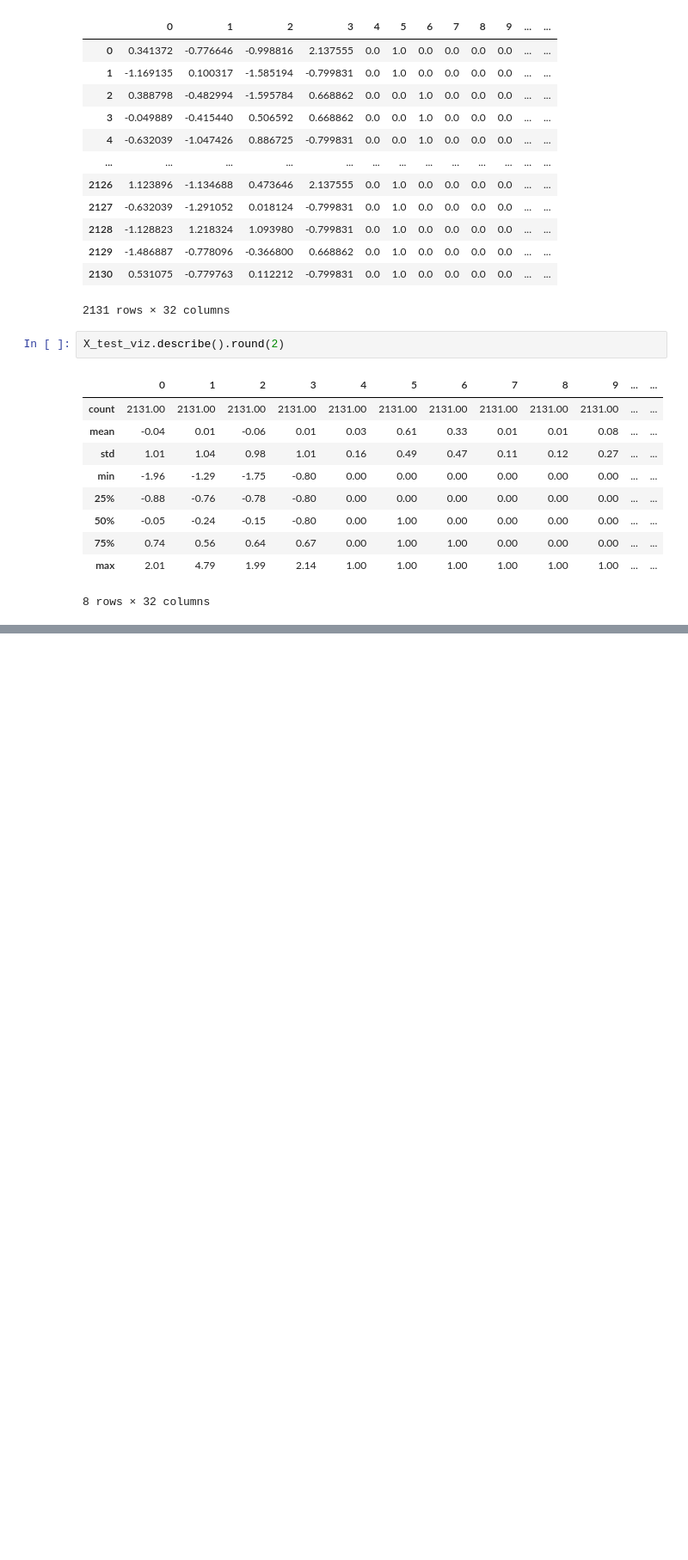
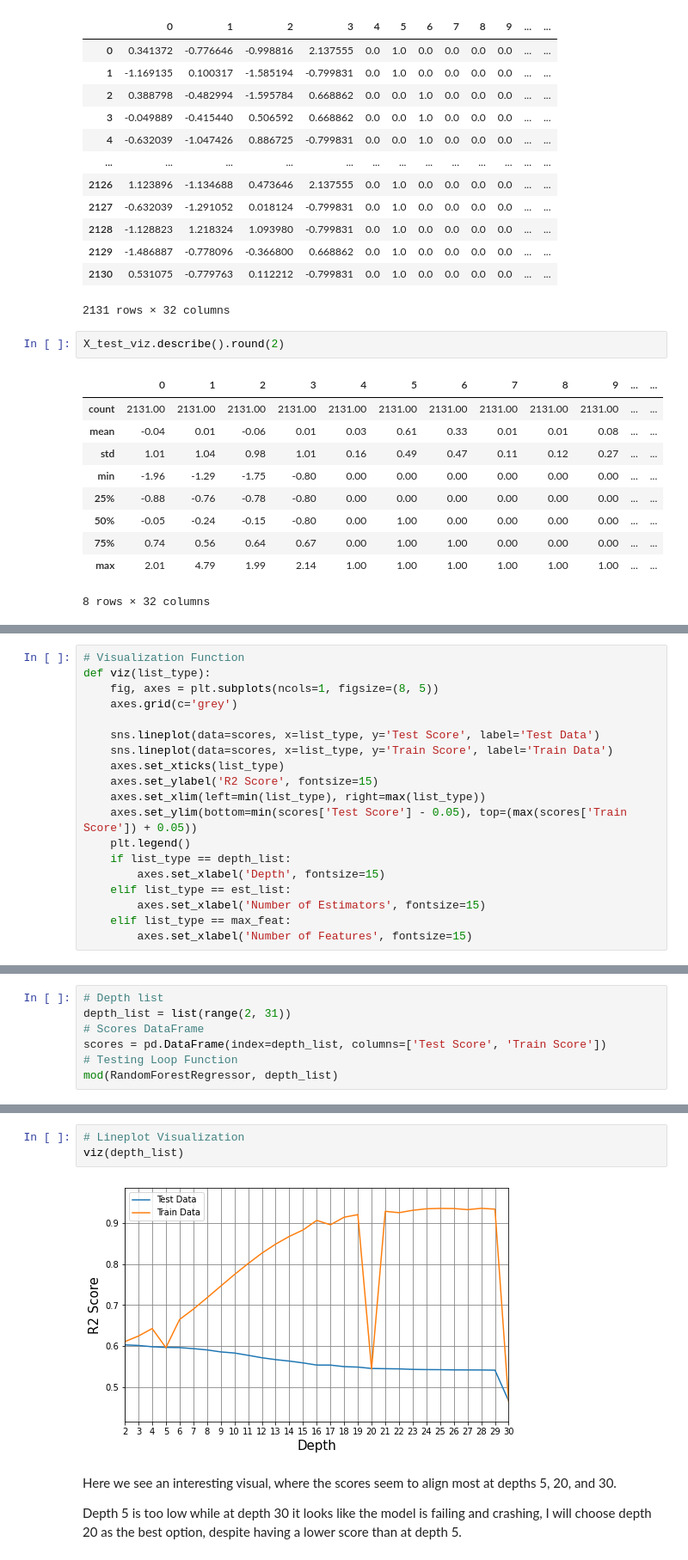
Before and after one commit to SantosAbimaelRomero/Sales-Preditions, a Jupyter notebook: Sales_Prediction_Project.ipynb, the cells around one changed output, grey strips where cells are left out. Shown: that part at 86% size. Drawn from its saved outputs; the diff is of its cells as text; blank space fills up the shorter version.

```diff
--- a/Sales_Prediction_Project.ipynb
+++ b/Sales_Prediction_Project.ipynb
@@ -355,0 +386,19 @@ X_test_viz.describe().round(2)
+# %%
+# Visualization Function
+def viz(list_type):
+    fig, axes = plt.subplots(ncols=1, figsize=(8, 5))
+    axes.grid(c='grey')
+
+    sns.lineplot(data=scores, x=list_type, y='Test Score', label='Test Data')
+    sns.lineplot(data=scores, x=list_type, y='Train Score', label='Train Data')
+    axes.set_xticks(list_type)
+    axes.set_ylabel('R2 Score', fontsize=15)
+    axes.set_xlim(left=min(list_type), right=max(list_type))
+    axes.set_ylim(bottom=min(scores['Test Score'] - 0.05), top=(max(scores['Train Score']) + 0.05))
+    plt.legend()
+    if list_type == depth_list:
+        axes.set_xlabel('Depth', fontsize=15)
+    elif list_type == est_list:
+        axes.set_xlabel('Number of Estimators', fontsize=15)
+    elif list_type == max_feat:
+        axes.set_xlabel('Number of Features', fontsize=15)
@@ -355,0 +554,7 @@ X_test_viz.describe().round(2)
+# %%
+# Depth list
+depth_list = list(range(2, 31))
+# Scores DataFrame
+scores = pd.DataFrame(index=depth_list, columns=['Test Score', 'Train Score'])
+# Testing Loop Function
+mod(RandomForestRegressor, depth_list)
@@ -355,0 +572,9 @@ X_test_viz.describe().round(2)
+# %%
+# Lineplot Visualization
+viz(depth_list)
+# %% [output]
+[figure, added]
+# %% [markdown]
+Here we see an interesting visual, where the scores seem to align most at depths 5, 20, and 30.
+
+Depth 5 is too low while at depth 30 it looks like the model is failing and crashing, I will choose depth 20 as the best option, despite having a lower score than at depth 5.
```
Also changed, not shown: parts of 37 cells of this notebook.
